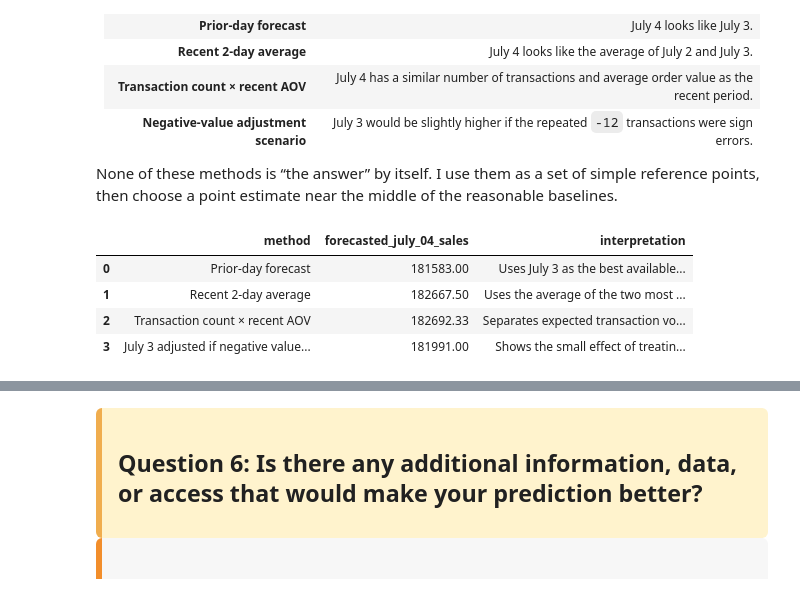
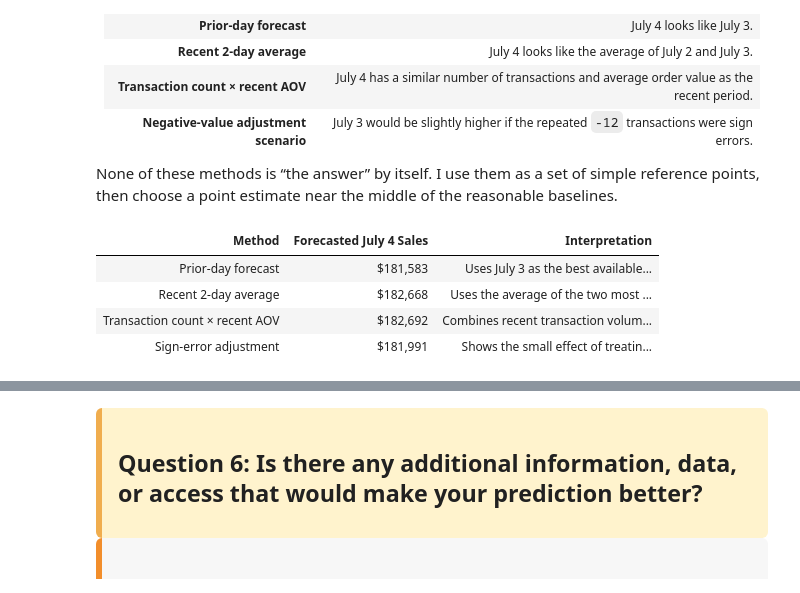
Before and after one commit to melissadale/postie-data-science-presentation, a Jupyter notebook: notebooks/Analysis.ipynb, the cells around one changed output, grey strips where cells are left out. Drawn from its saved outputs; the diff is of its cells as text; code cells hidden in the pictures.

```diff
--- a/notebooks/Analysis.ipynb
+++ b/notebooks/Analysis.ipynb
@@ -68,6 +68,12 @@ PREDICTION_DATE = pd.to_datetime("2017-07-04").date()
 
 TARGET_COLOR = "#F28E2B"  # orange highlight
 GREY_COLORS = ["#cfcfcf", "#9f9f9f", "#6f6f6f", "#d9d9d9", "#b5b5b5"]
+# %%
+# ------------------------------------------------------------
+# Make long strings easier to read in notebook output
+# ------------------------------------------------------------
+pd.set_option("display.max_colwidth", None)
+pd.set_option("display.width", 200)
 # %%
 # ------------------------------------------------------------
 # Helper functions
@@ -1613,8 +1954,10 @@ july_03 = forecast_daily.loc[
     forecast_daily["date"] == pd.to_datetime("2017-07-03").date()
 ].iloc[0]
 
+
 # 1. Prior-day baseline: July 4 looks like July 3
 prior_day_forecast = july_03["total_sales"]
+
 
 # 2. Recent average: July 4 looks like the average of July 2 and July 3
 recent_2_day_average = forecast_daily[
@@ -1623,6 +1966,7 @@ recent_2_day_average = forecast_daily[
         pd.to_datetime("2017-07-03").date()
     ])
 ]["total_sales"].mean()
+
 
 # 3. Transaction-based baseline:
 # Use recent average transaction count and recent average order value.
@@ -1639,45 +1983,88 @@ recent_avg_order_value = forecast_daily[
         pd.to_datetime("2017-07-03").date()
     ])
 ]["average_order_value"].mean()
 
 transaction_based_forecast = recent_avg_transactions * recent_avg_order_value
 
+
 # 4. Negative-value adjustment scenario:
 # If the July 3 -12 transactions were sign errors, July 3 would increase by $408.
-july_03_sign_flip_adjusted = july_03["total_sales"] + abs(july_03["negative_checkout_total"]) * 2
+july_03_sign_flip_adjusted = (
+    july_03["total_sales"] + abs(july_03["negative_checkout_total"]) * 2
+)
+
 
 forecast_candidates = pd.DataFrame({
     "method": [
         "Prior-day forecast",
         "Recent 2-day average",
         "Transaction count × recent AOV",
-        "July 3 adjusted if negative values were sign errors",
+        "Sign-error adjustment",
     ],
     "forecasted_july_04_sales": [
         prior_day_forecast,
         recent_2_day_average,
         transaction_based_forecast,
         july_03_sign_flip_adjusted,
     ],
     "interpretation": [
         "Uses July 3 as the best available proxy for July 4.",
         "Uses the average of the two most recent normalized daily totals.",
-        "Separates expected transaction volume from expected average order value.",
-        "Shows the small effect of treating July 3's -12 values as sign errors.",
+        "Combines recent transaction volume with recent average order value.",
+        "Shows the small effect of treating July 3's -$12 values as sign errors.",
     ]
 })
 
-forecast_candidates["forecasted_july_04_sales"] = (
-    forecast_candidates["forecasted_july_04_sales"].round(2)
+
+# ------------------------------------------------------------
+# Presentation-friendly display table
+# ------------------------------------------------------------
+
+forecast_display = forecast_candidates.copy()
+
+forecast_display["forecasted_july_04_sales"] = (
+    forecast_display["forecasted_july_04_sales"]
+    .round(0)
+    .astype(int)
+    .map("${:,.0f}".format)
 )
 
-forecast_candidates
+forecast_display = forecast_display.rename(columns={
+    "method": "Method",
+    "forecasted_july_04_sales": "Forecasted July 4 Sales",
+    "interpretation": "Interpretation",
+})
+
+
+forecast_display.style.set_properties(
+    **{
+        "text-align": "left",
+        "white-space": "normal",
+        "font-size": "13px",
+    }
+).set_table_styles([
+    {
+        "selector": "th",
+        "props": [
+            ("text-align", "left"),
+            ("font-weight", "bold"),
+            ("background-color", "#eeeeee"),
+            ("font-size", "13px"),
+        ],
+    },
+    {
+        "selector": "td",
+        "props": [
+            ("padding", "8px 10px"),
+        ],
+    },
+]).hide(axis="index")
 # %% [output]
-|  | method | forecasted_july_04_sales | interpretation |
-| 0 | Prior-day forecast | 181583.00 | Uses July 3 as the best available... |
-| 1 | Recent 2-day average | 182667.50 | Uses the average of the two most ... |
-| 2 | Transaction count × recent AOV | 182692.33 | Separates expected transaction vo... |
-| 3 | July 3 adjusted if negative value... | 181991.00 | Shows the small effect of treatin... |
+| Method | Forecasted July 4 Sales | Interpretation |
+| Prior-day forecast | $181,583 | Uses July 3 as the best available... |
+| Recent 2-day average | $182,668 | Uses the average of the two most ... |
+| Transaction count × recent AOV | $182,692 | Combines recent transaction volum... |
+| Sign-error adjustment | $181,991 | Shows the small effect of treatin... |
 # %%
 # ------------------------------------------------------------
 # Final forecast and uncertainty range
```
Also changed, not shown: parts of 18 cells of this notebook, 2 other files.
